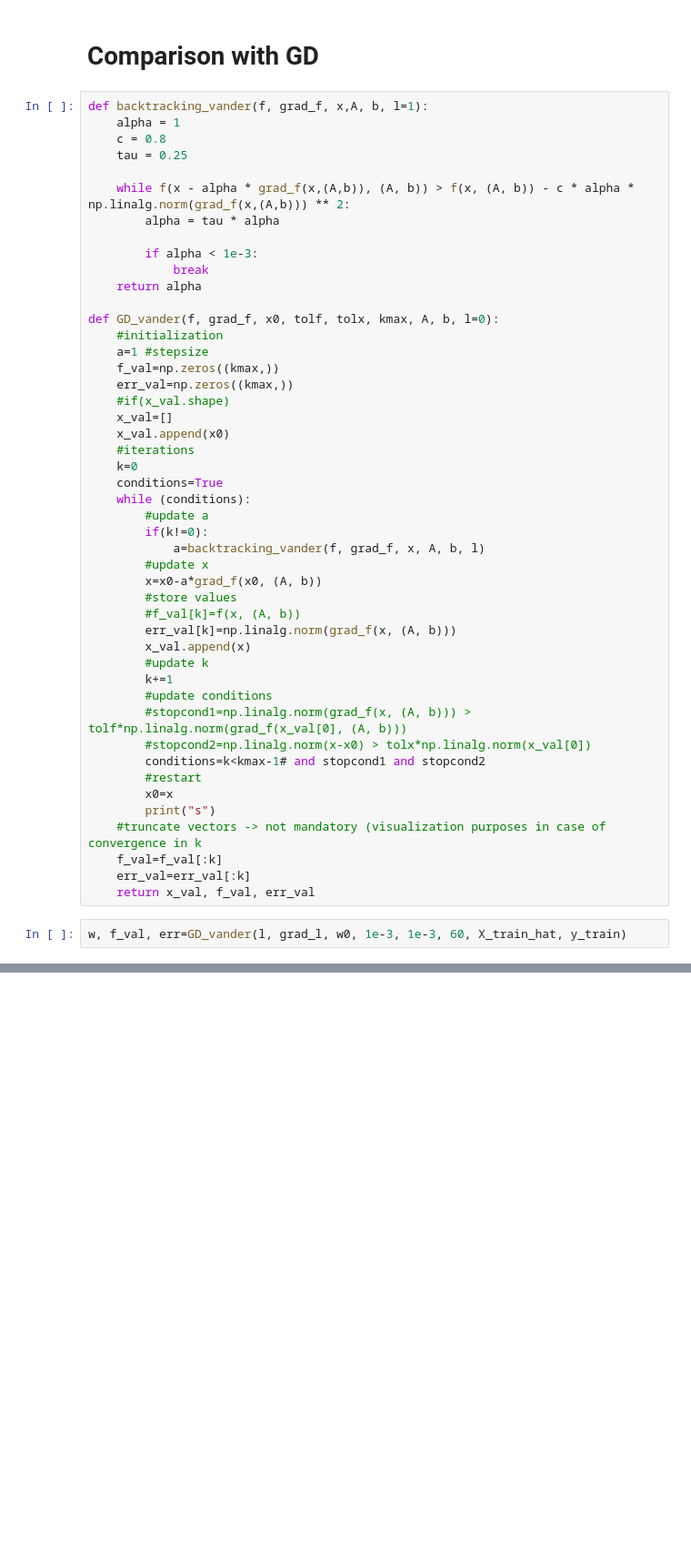
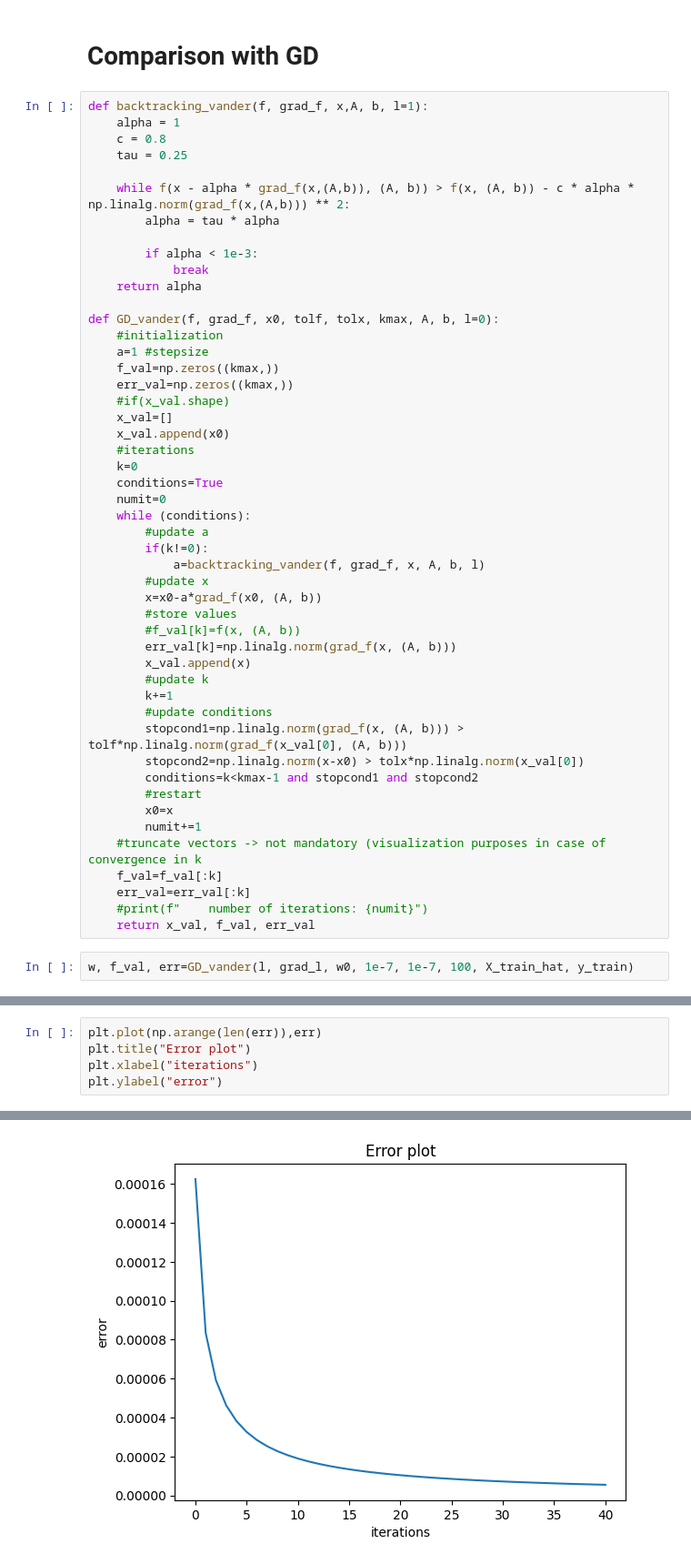
Before and after one commit to danielenapo/AI_unibo, a Jupyter notebook: Maths4ML/Homeworks/3/SGD.ipynb, the cells around one changed output, grey strips where cells are left out. Shown at 91% size. Drawn from its saved outputs; the diff is of its cells as text; blank space fills up the shorter version.

```diff
--- a/Maths4ML/Homeworks/3/SGD.ipynb
+++ b/Maths4ML/Homeworks/3/SGD.ipynb
@@ -172,6 +181,7 @@ def GD_vander(f, grad_f, x0, tolf, tolx, kmax, A, b, l=0):
     #iterations
     k=0
     conditions=True
+    numit=0
     while (conditions):
         #update a
         if(k!=0):
@@ -185,15 +195,16 @@ def GD_vander(f, grad_f, x0, tolf, tolx, kmax, A, b, l=0):
         #update k
         k+=1
         #update conditions
-        #stopcond1=np.linalg.norm(grad_f(x, (A, b))) > tolf*np.linalg.norm(grad_f(x_val[0], (A, b)))
-        #stopcond2=np.linalg.norm(x-x0) > tolx*np.linalg.norm(x_val[0])
-        conditions=k<kmax-1# and stopcond1 and stopcond2
+        stopcond1=np.linalg.norm(grad_f(x, (A, b))) > tolf*np.linalg.norm(grad_f(x_val[0], (A, b)))
+        stopcond2=np.linalg.norm(x-x0) > tolx*np.linalg.norm(x_val[0])
+        conditions=k<kmax-1 and stopcond1 and stopcond2
         #restart
         x0=x
-        print("s")
+        numit+=1
     #truncate vectors -> not mandatory (visualization purposes in case of convergence in k
     f_val=f_val[:k]
     err_val=err_val[:k]
+    #print(f"    number of iterations: {numit}")
     return x_val, f_val, err_val
 # %%
-w, f_val, err=GD_vander(l, grad_l, w0, 1e-3, 1e-3, 60, X_train_hat, y_train)
+w, f_val, err=GD_vander(l, grad_l, w0, 1e-7, 1e-7, 100, X_train_hat, y_train)
@@ -226,0 +211,6 @@ total: 5863
+# %%
+plt.plot(np.arange(len(err)),err)
+plt.title("Error plot")
+plt.xlabel("iterations")
+plt.ylabel("error")
+# %% [output]
@@ -226,0 +218 @@ total: 5863
+[figure, added]
```
Also changed, not shown: parts of 11 cells of this notebook, 2 other files.
